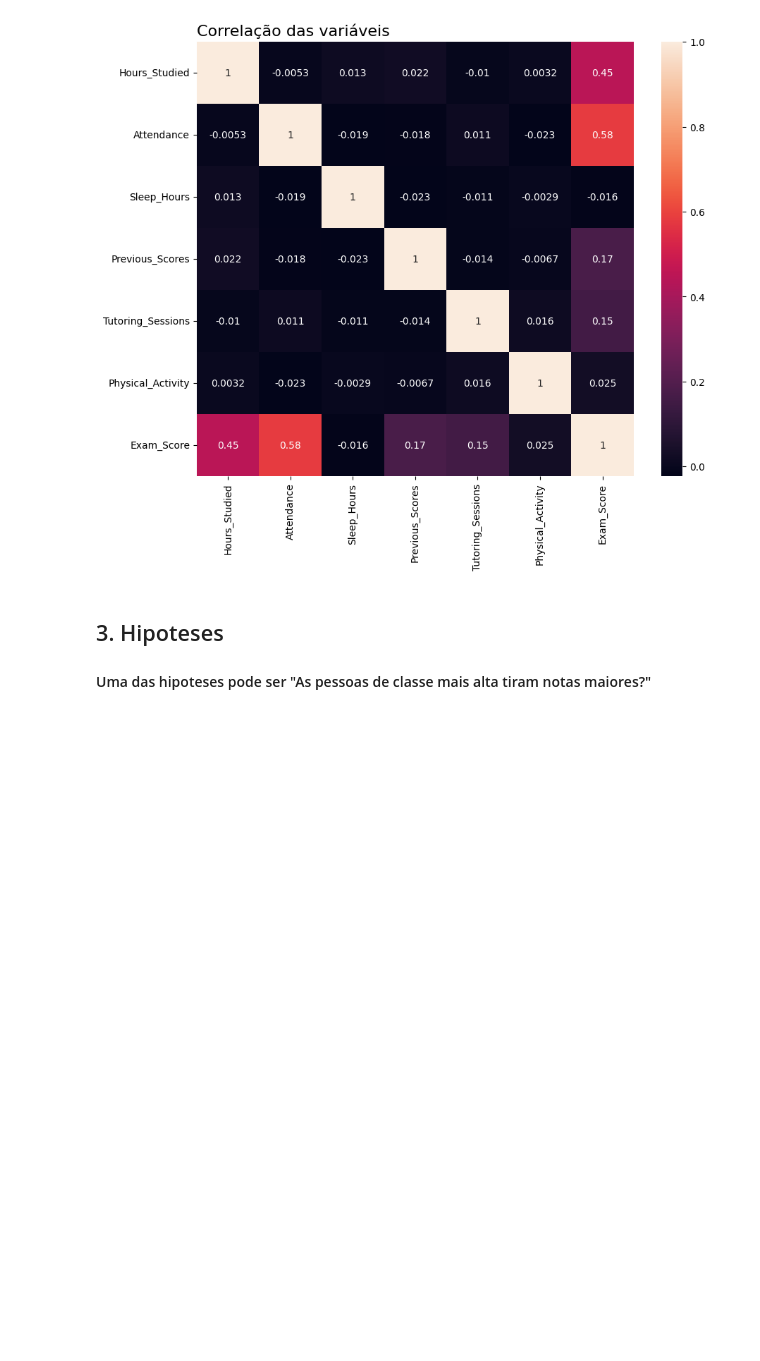
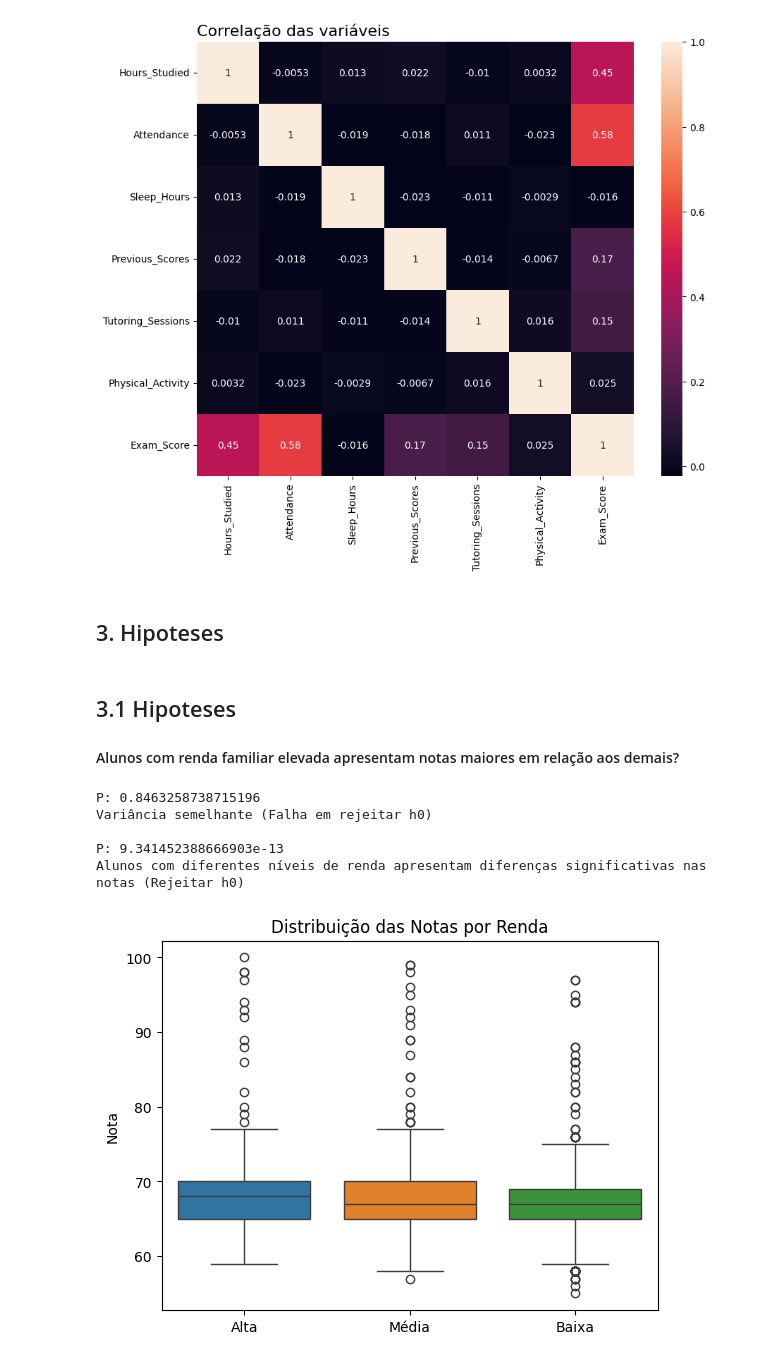
Before and after one commit to MariPinas/ProjetoAND1, a Jupyter notebook: notebook/ProjetoAND1.ipynb, the cells around one changed output. Saved outputs shown, nothing was run; the diff lists cells and outputs as text; code cells hidden in the pictures; blank space fills up the shorter version.

Commit message:
hipotese 01

```diff
--- a/notebook/ProjetoAND1.ipynb
+++ b/notebook/ProjetoAND1.ipynb
@@ -191,5 +201,43 @@ plt.show()
 [figure]
 # %% [markdown]
 ## 3. Hipoteses
-
-#### Uma das hipoteses pode ser "As pessoas de classe mais alta tiram notas maiores?"
+# %%
+alpha = 0.05
+# %% [markdown]
+## 3.1 Hipoteses
+
+#### Alunos com renda familiar elevada apresentam notas maiores em relação aos demais?
+# %%
+df_family_income_high = df[df.Family_Income == 'High']['Exam_Score']
+df_family_income_medium = df[df.Family_Income == 'Medium']['Exam_Score']
+df_family_income_low = df[df.Family_Income == 'Low']['Exam_Score']
+
+# Variância semelhantes?
+h1_lev_stats, h1_lev_p = stats.levene(df_family_income_high, df_family_income_medium, df_family_income_low)
+print(f"P: {h1_lev_p}")
+
+if(h1_lev_p > alpha):
+  print("Variância semelhante (Falha em rejeitar h0)")
+else:
+  print("Variâncias diferentes (Rejeitar h0)")
+
+# Apresentam diferenças significativas?
+h1_anova_stats, h1_anova_p = stats.f_oneway(df_family_income_high, df_family_income_medium, df_family_income_low)
+print(f"\nP: {h1_anova_p}")
+
+if(h1_anova_p > alpha):
+  print("Alunos com diferentes níveis de renda NÃO apresentam diferenças significativas nas notas (Falha em rejeitar h0)")
+else:
+  print("Alunos com diferentes níveis de renda apresentam diferenças significativas nas notas (Rejeitar h0)")
+
+sns.boxplot(data=pd.DataFrame({'Alta': df_family_income_high, 'Média': df_family_income_medium, 'Baixa': df_family_income_low}))
+plt.title("Distribuição das Notas por Renda")
+plt.ylabel("Nota")
+plt.show()
+# %% [output]
+P: 0.8463258738715196
+Variância semelhante (Falha em rejeitar h0)
+
+P: 9.341452388666903e-13
+Alunos com diferentes níveis de renda apresentam diferenças significativas nas notas (Rejeitar h0)
+[figure, added]
```
Also changed, not shown: parts of 6 cells of this notebook.
